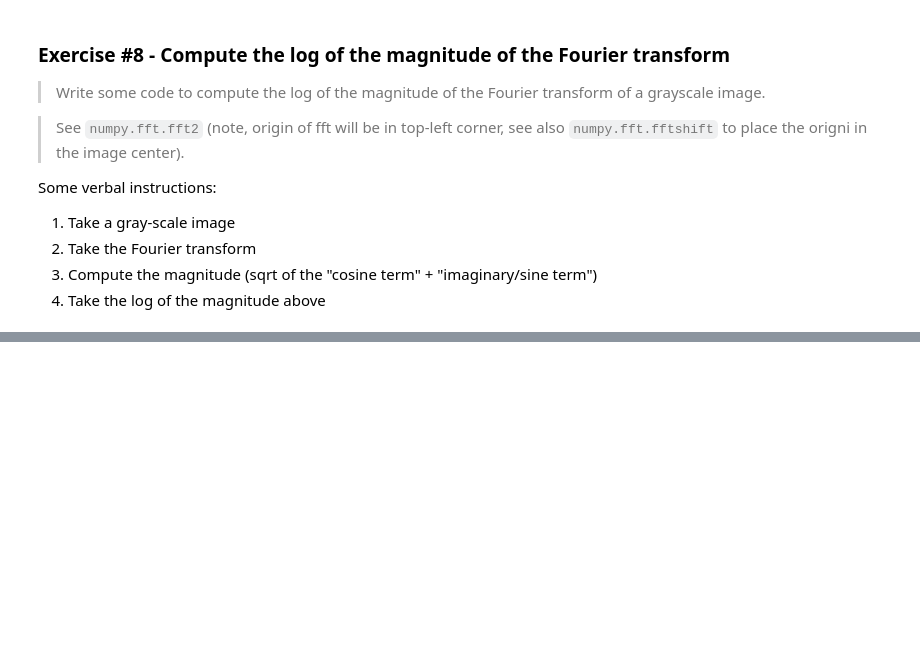
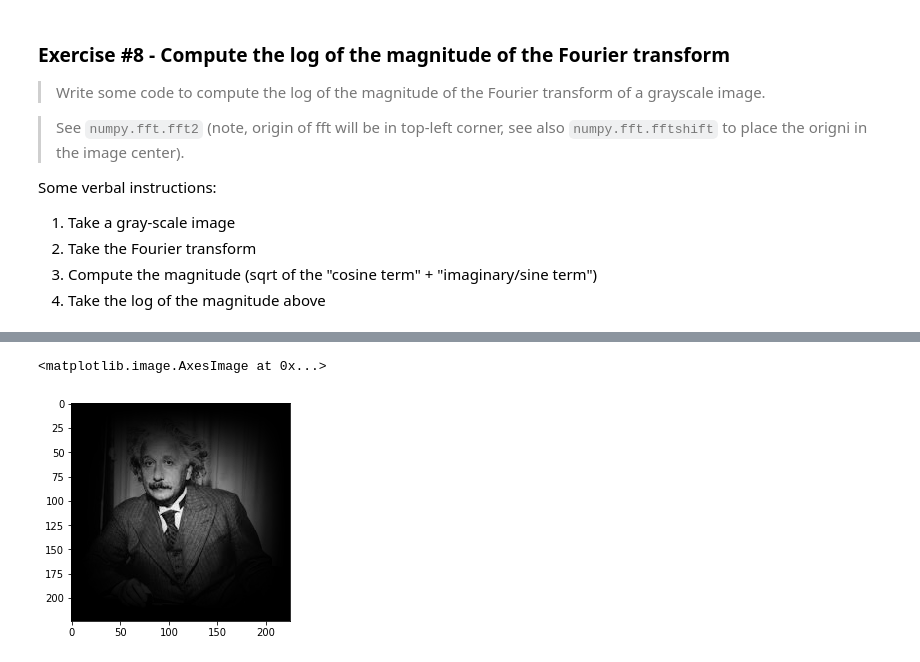
Before and after one commit to TifMoe/computer-vision-course, a Jupyter notebook: notebooks/2-image-filtering.ipynb, the cells around one changed output, grey strips where cells are left out. Drawn from its saved outputs; the diff is of its cells as text; code cells hidden in the pictures; blank space fills up the shorter version.

```diff
--- a/notebooks/2-image-filtering.ipynb
+++ b/notebooks/2-image-filtering.ipynb
@@ -463,0 +483,10 @@ f = np.fft.fft2(img)
+# %%
+[ydim,xdim] = img.shape
+win = np.outer( np.hanning(ydim), np.hanning(xdim))
+win = win / np.mean(win) # make unit-mean
+
+win_img = img*win
+plt.imshow(win_img, cmap='gray')
+# %% [output]
+<matplotlib.image.AxesImage at 0x...>
+[figure, added]
```
Also changed, not shown: parts of 6 cells of this notebook.
